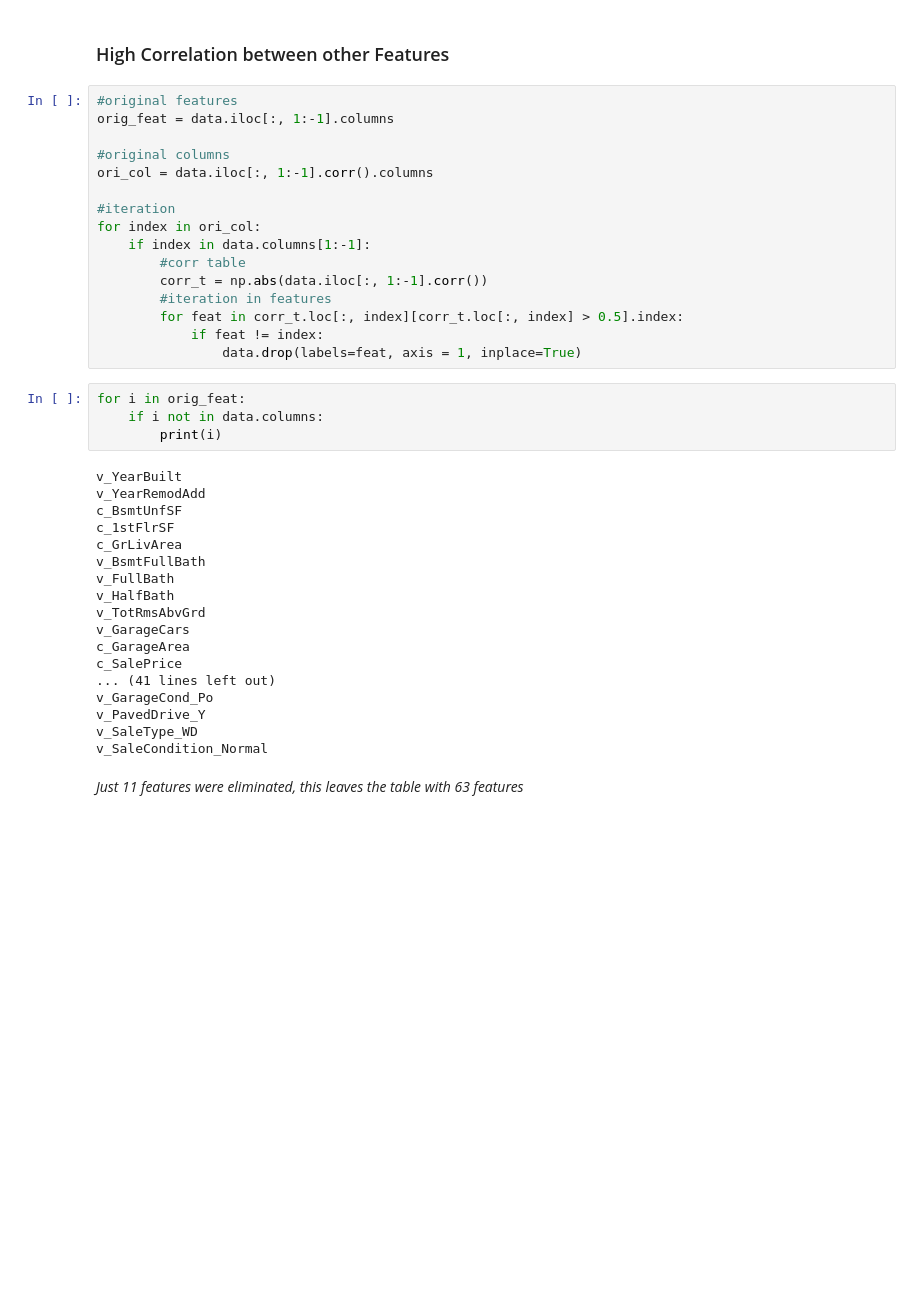
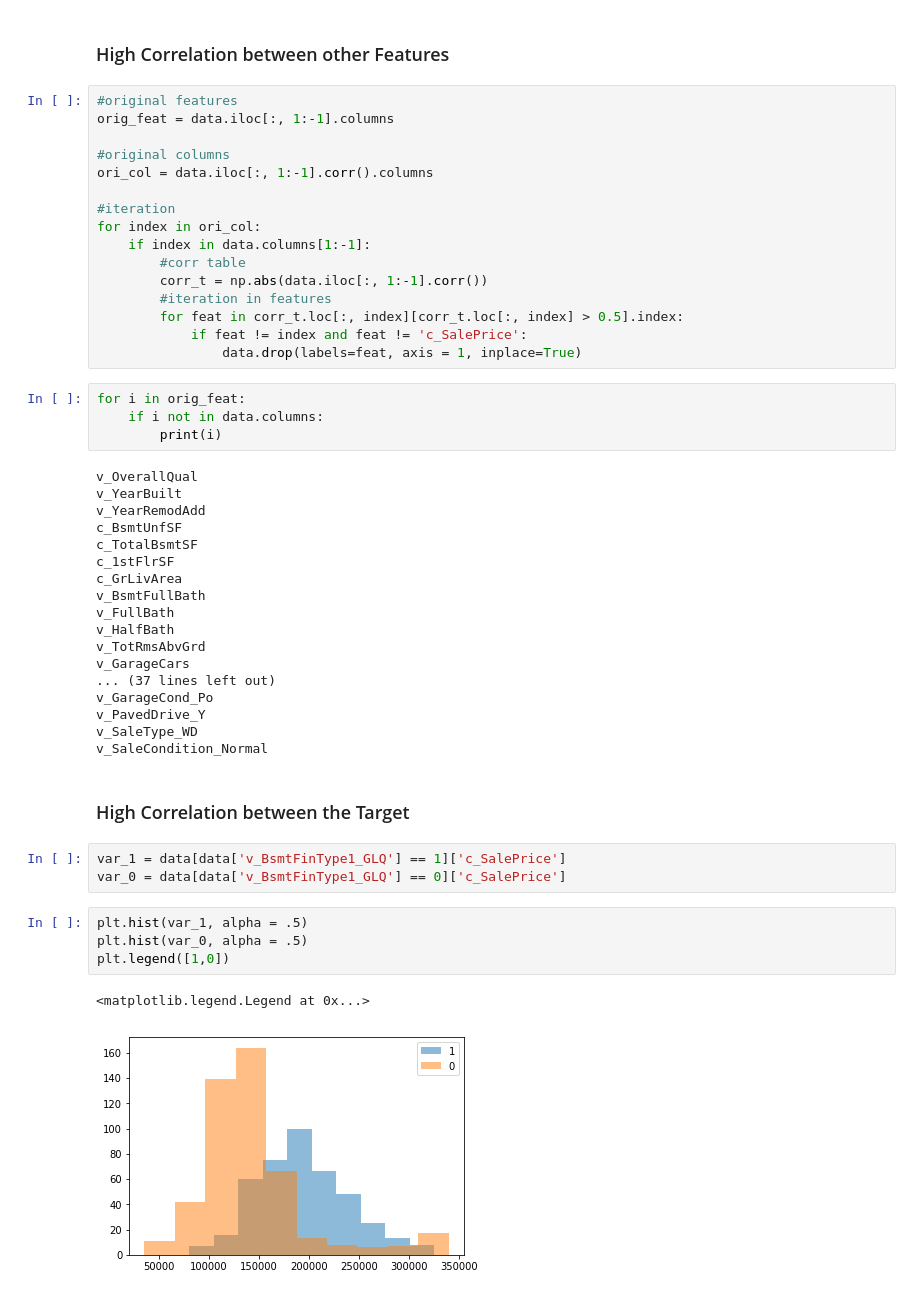
Before and after one commit to edco17/kaggle_house, a Jupyter notebook: Regression_Kaggle.ipynb, the cells around one changed output. Drawn from its saved outputs; the diff is of its cells as text; blank space fills up the shorter version.

```diff
--- a/Regression_Kaggle.ipynb
+++ b/Regression_Kaggle.ipynb
@@ -254,16 +261,18 @@ for index in ori_col:
         corr_t = np.abs(data.iloc[:, 1:-1].corr())
         #iteration in features
         for feat in corr_t.loc[:, index][corr_t.loc[:, index] > 0.5].index:
-            if feat != index:
+            if feat != index and feat != 'c_SalePrice':
                 data.drop(labels=feat, axis = 1, inplace=True)
 # %%
 for i in orig_feat:
     if i not in data.columns:
         print(i)
 # %% [output]
+v_OverallQual
 v_YearBuilt
 v_YearRemodAdd
 c_BsmtUnfSF
+c_TotalBsmtSF
 c_1stFlrSF
 c_GrLivArea
 v_BsmtFullBath
@@ -271,12 +280,20 @@ v_FullBath
 v_HalfBath
 v_TotRmsAbvGrd
 v_GarageCars
-c_GarageArea
-c_SalePrice
-... (41 lines left out)
+... (37 lines left out)
 v_GarageCond_Po
 v_PavedDrive_Y
 v_SaleType_WD
 v_SaleCondition_Normal
-# %% [markdown]
-_Just 11 features were eliminated, this leaves the table with 63 features_
+# %% [markdown]
+### High Correlation between the Target
+# %%
+var_1 = data[data['v_BsmtFinType1_GLQ'] == 1]['c_SalePrice']
+var_0 = data[data['v_BsmtFinType1_GLQ'] == 0]['c_SalePrice']
+# %%
+plt.hist(var_1, alpha = .5)
+plt.hist(var_0, alpha = .5)
+plt.legend([1,0])
+# %% [output]
+<matplotlib.legend.Legend at 0x...>
+[figure, added]
```
Also changed, not shown: parts of 18 cells of this notebook.
